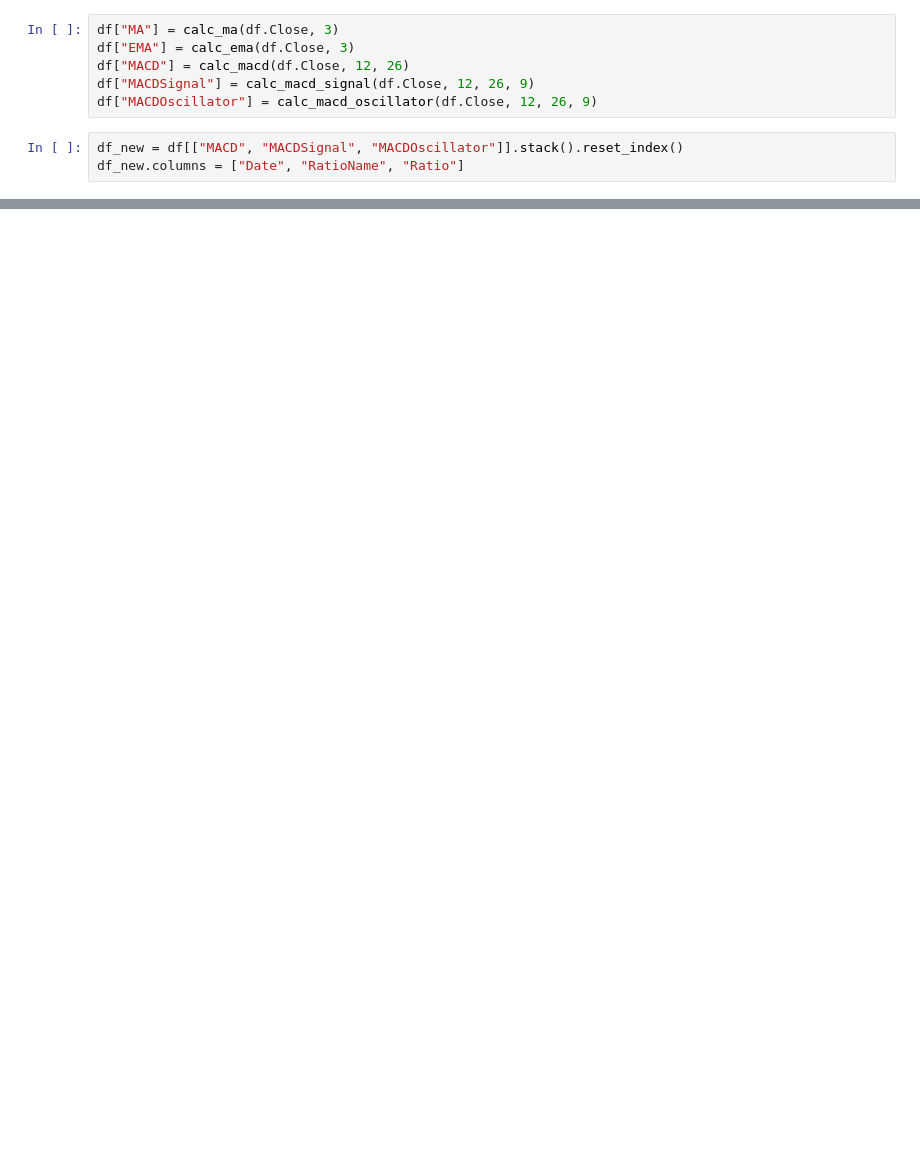
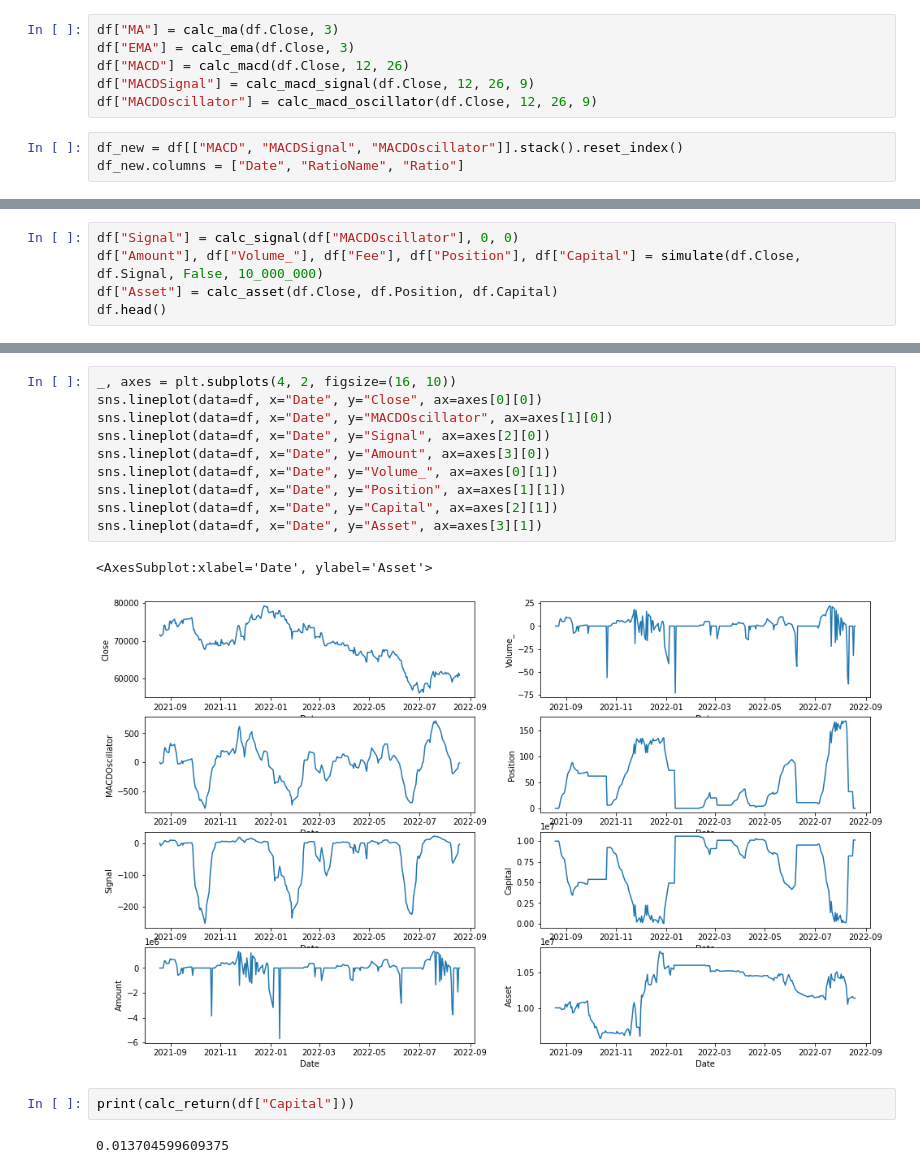
Before and after one commit to panda5176/quantata, a Jupyter notebook: examples/examples.ipynb, the cells around one changed output, grey strips where cells are left out. Cells and saved outputs as stored; diff of their text form; blank space fills up the shorter version.

```diff
--- a/examples/examples.ipynb
+++ b/examples/examples.ipynb
@@ -44,0 +62,5 @@ plt.legend(handles=[
+# %%
+df["Signal"] = calc_signal(df["MACDOscillator"], 0, 0)
+df["Amount"], df["Volume_"], df["Fee"], df["Position"], df["Capital"] = simulate(df.Close, df.Signal, False, 10_000_000)
+df["Asset"] = calc_asset(df.Close, df.Position, df.Capital)
+df.head()
@@ -44,0 +87,17 @@ plt.legend(handles=[
+# %%
+_, axes = plt.subplots(4, 2, figsize=(16, 10))
+sns.lineplot(data=df, x="Date", y="Close", ax=axes[0][0])
+sns.lineplot(data=df, x="Date", y="MACDOscillator", ax=axes[1][0])
+sns.lineplot(data=df, x="Date", y="Signal", ax=axes[2][0])
+sns.lineplot(data=df, x="Date", y="Amount", ax=axes[3][0])
+sns.lineplot(data=df, x="Date", y="Volume_", ax=axes[0][1])
+sns.lineplot(data=df, x="Date", y="Position", ax=axes[1][1])
+sns.lineplot(data=df, x="Date", y="Capital", ax=axes[2][1])
+sns.lineplot(data=df, x="Date", y="Asset", ax=axes[3][1])
+# %% [output]
+<AxesSubplot:xlabel='Date', ylabel='Asset'>
+[figure, added]
+# %%
+print(calc_return(df["Capital"]))
+# %% [output]
+0.013704599609375
```
Also changed, not shown: parts of 5 cells of this notebook, 1 other file.
